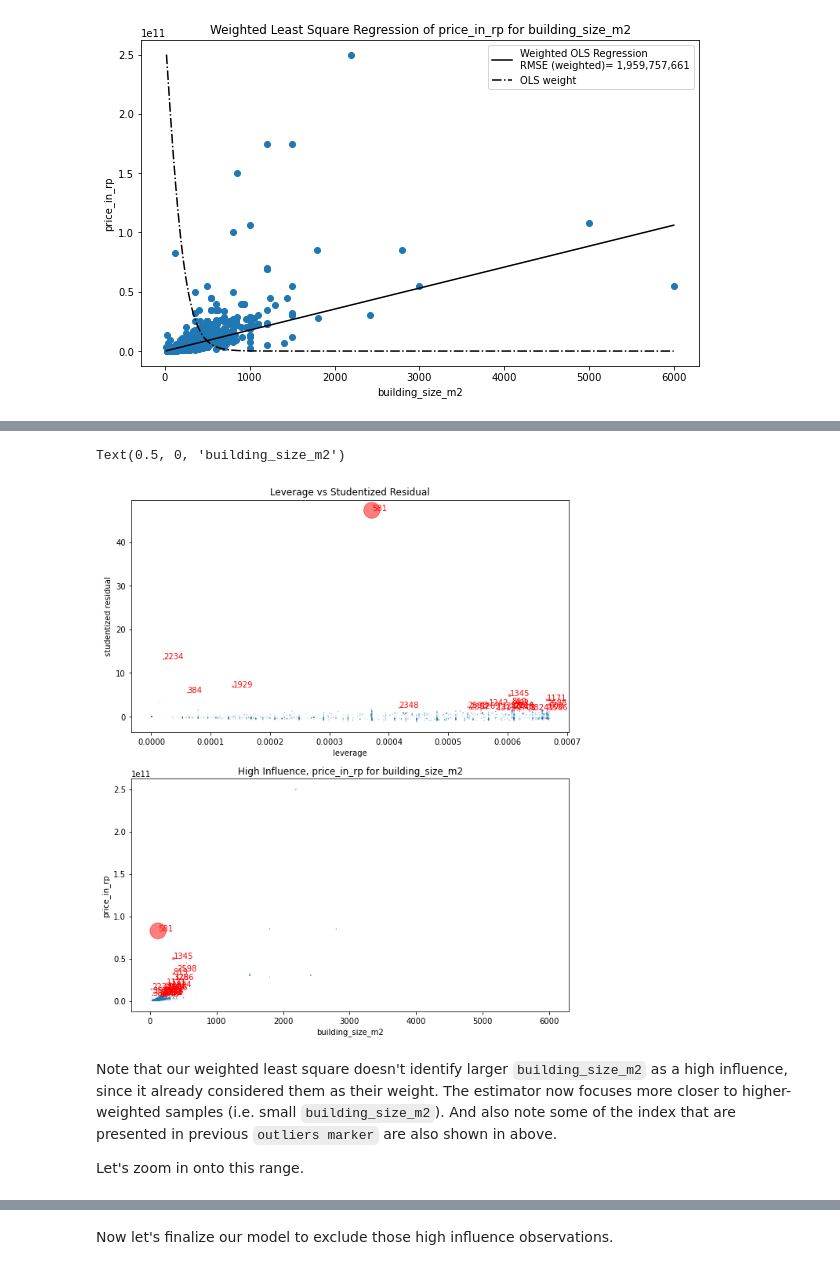
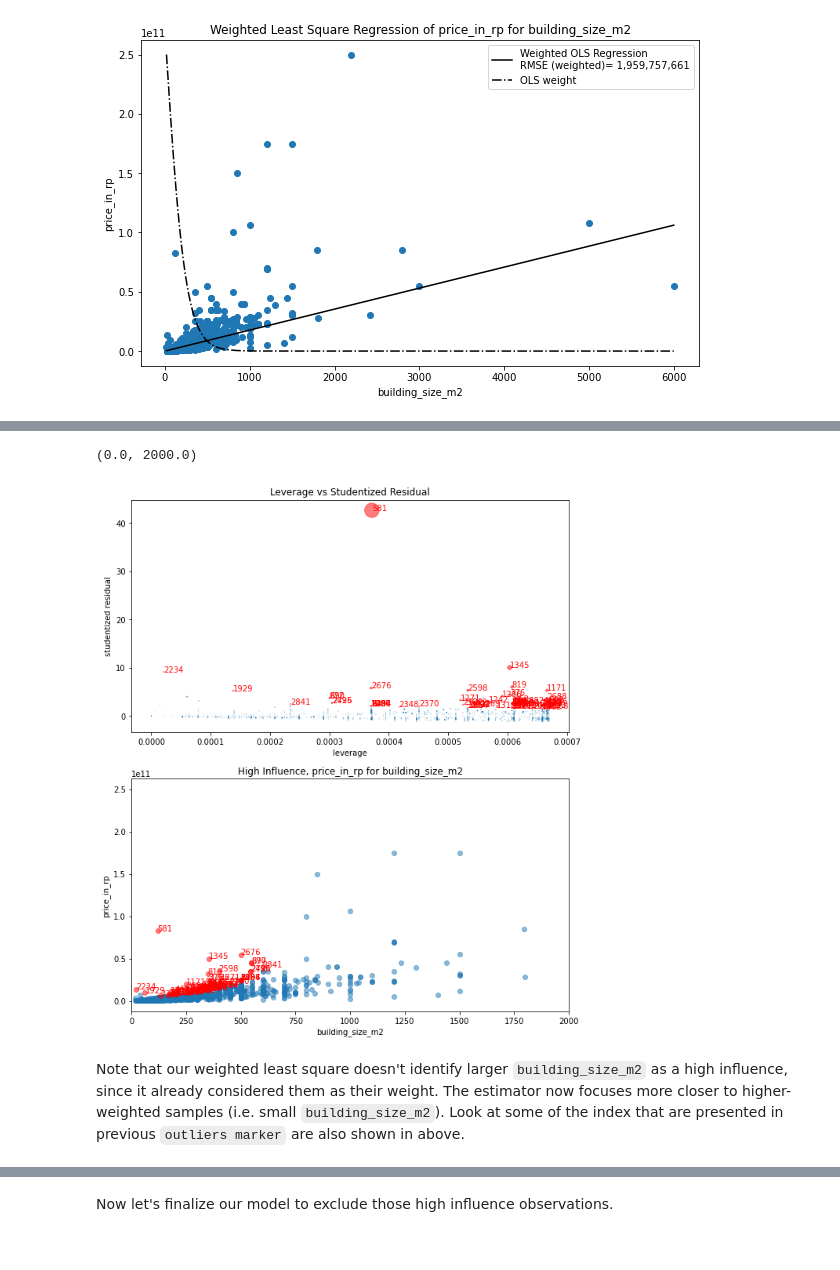
Before and after one commit to nbarizki/jabodetabekhousepricing, a Jupyter notebook: 3 - Linear Modeling of House Price.ipynb, the cells around one changed output, grey strips where cells are left out. Saved outputs shown, nothing was run; the diff lists cells and outputs as text; code cells hidden in the pictures.

```diff
--- a/3 - Linear Modeling of House Price.ipynb
+++ b/3 - Linear Modeling of House Price.ipynb
@@ -493,0 +543,32 @@ ax.legend()
+# %%
+from scipy.sparse import diags
+
+# Cook Distance
+X = X_train['building_size_m2'].values.reshape(-1, 1)
+y = y_train['price_in_rp'].values
+W = diags(sample_weight_a)
+p = X.shape[1] # no intercept
+resid = np.sqrt(sample_weight_a) * (y - y_predict_2a)
+se2 = np.square(np.linalg.norm(resid)) / (len(y) - p) # se2 = SSE / (n - p), p = 1 since no intercept
+h = np.diag(X @ np.linalg.inv((X.T) @ W @ X) @ (X.T) @ W) # leverage is (weighted) hat matrix diagonal
+student_resid = resid / np.sqrt(se2 * (1 - h))
+outlier_obs = ((student_resid > 3) | (student_resid < -3))
+outlier_obs_index = np.where(outlier_obs)[0]
+# plot
+fig, ax = plt.subplots(2, 1, figsize=(10, 12))
+# Studentized Residual Plot
+ax[0].scatter(x=X[~outlier_obs], y=student_resid[~outlier_obs], alpha=0.5)
+ax[0].scatter(x=X[outlier_obs], y=student_resid[outlier_obs], alpha=0.5, color='r', label='Outliers')
+for x, student_resid, index in np.c_[X[outlier_obs], student_resid[outlier_obs], outlier_obs_index]:
+    ax[0].text(x=x, y=student_resid, s=str(int(index)), color='r')
+ax[0].set_ylabel('studentized residual')
+ax[0].set_xlabel('building_size_m2')
+ax[0].set_title(f'Studentized Residual vs building_size_m2\nRMSE = {np.sqrt(mse):,.2f}')
+# Observations Plot
+ax[1].scatter(x=X[~outlier_obs], y=y[~outlier_obs], alpha=0.5)
+ax[1].scatter(x=X[outlier_obs], y=y[outlier_obs], alpha=0.5, color='r', label='Outliers')
+for x, y, index in np.c_[X[outlier_obs], y[outlier_obs], outlier_obs_index]:
+    ax[1].text(x=x, y=y, s=str(int(index)), color='r')
+ax[1].set_title('Outliers, price_in_rp vs building_size_m2')
+ax[1].set_ylabel('price_in_rp')
+ax[1].set_xlabel('building_size_m2')
@@ -494,49 +578,45 @@ ax.legend()
 # %%
-from scipy.sparse import diags
-
 # Cook Distance
 X = X_train['building_size_m2'].values.reshape(-1, 1)
 y = y_train['price_in_rp'].values
 W = diags(sample_weight_a)
 p = X.shape[1] # no intercept
-resid = sample_weight_a*(y - y_predict_3a)
+resid = np.sqrt(sample_weight_a) * (y - y_predict_2a)
 se2 = np.square(np.linalg.norm(resid)) / (len(y) - p) # se2 = SSE / (n - p), p = 1 since no intercept
 h = np.diag(X @ np.linalg.inv((X.T) @ W @ X) @ (X.T) @ W) # leverage is (weighted) hat matrix diagonal
 student_resid = resid / np.sqrt(se2 * (1 - h))
 cooks_dist = (np.square(resid) / (p * se2)) * (h / np.square(1 - h))
 high_influence_obs = (cooks_dist > (4 / (X.shape[0] - p)))
 high_influence_obs_index = np.where(high_influence_obs)[0]
 # High Influence Plot
 fig, ax = plt.subplots(2, 1, figsize=(10, 12))
 ax[0].scatter(
     x=h[~high_influence_obs], y=student_resid[~high_influence_obs],
     s= cooks_dist[~high_influence_obs] * 500, alpha=0.5)
 ax[0].scatter(
     x=h[high_influence_obs], y=student_resid[high_influence_obs],
     alpha=0.5, color='r', s=cooks_dist[high_influence_obs] * 500,
     label='high influence')
 for lev, stud_resid, index in np.c_[
     h[high_influence_obs], student_resid[high_influence_obs], high_influence_obs_index]:
     ax[0].text(x=lev, y=stud_resid, s=str(int(index)), color='r')
 ax[0].set_ylabel('studentized residual')
 ax[0].set_xlabel('leverage')
 ax[0].set_title('Leverage vs Studentized Residual')
 # Observations Plot
 ax[1].scatter(
-    x=X[~high_influence_obs], y=y[~high_influence_obs],
-    s=cooks_dist[~high_influence_obs] * 500, alpha=0.5)
+    x=X[~high_influence_obs], y=y[~high_influence_obs], alpha=0.5)
 ax[1].scatter(
     x=X[high_influence_obs], y=y[high_influence_obs],
-    s=cooks_dist[high_influence_obs] * 500, alpha=0.5, color='r', label='Outliers')
+    alpha=0.5, color='r', label='Outliers')
 for x, y, index in np.c_[X[high_influence_obs], y[high_influence_obs], high_influence_obs_index]:
     ax[1].text(x=x, y=y, s=str(int(index)), color='r')
 ax[1].set_title('High Influence, price_in_rp for building_size_m2')
 ax[1].set_ylabel('price_in_rp')
 ax[1].set_xlabel('building_size_m2')
+ax[1].set_xlim(0, 2000)
 # %% [output]
-Text(0.5, 0, 'building_size_m2')
+(0.0, 2000.0)
-[figure, old version]
+[figure, new version]
 # %% [markdown]
-Note that our weighted least square doesn't identify larger `building_size_m2` as a high influence, since it already considered them as their weight. The estimator now focuses more closer to higher-weighted samples (i.e. small `building_size_m2`). And also note some of the index that are presented in previous `outliers marker` are also shown in above.
-
-Let's zoom in onto this range.
+Note that our weighted least square doesn't identify larger `building_size_m2` as a high influence, since it already considered them as their weight. The estimator now focuses more closer to higher-weighted samples (i.e. small `building_size_m2`). Look at some of the index that are presented in previous `outliers marker` are also shown in above.
```
Also changed, not shown: parts of 26 cells of this notebook.
